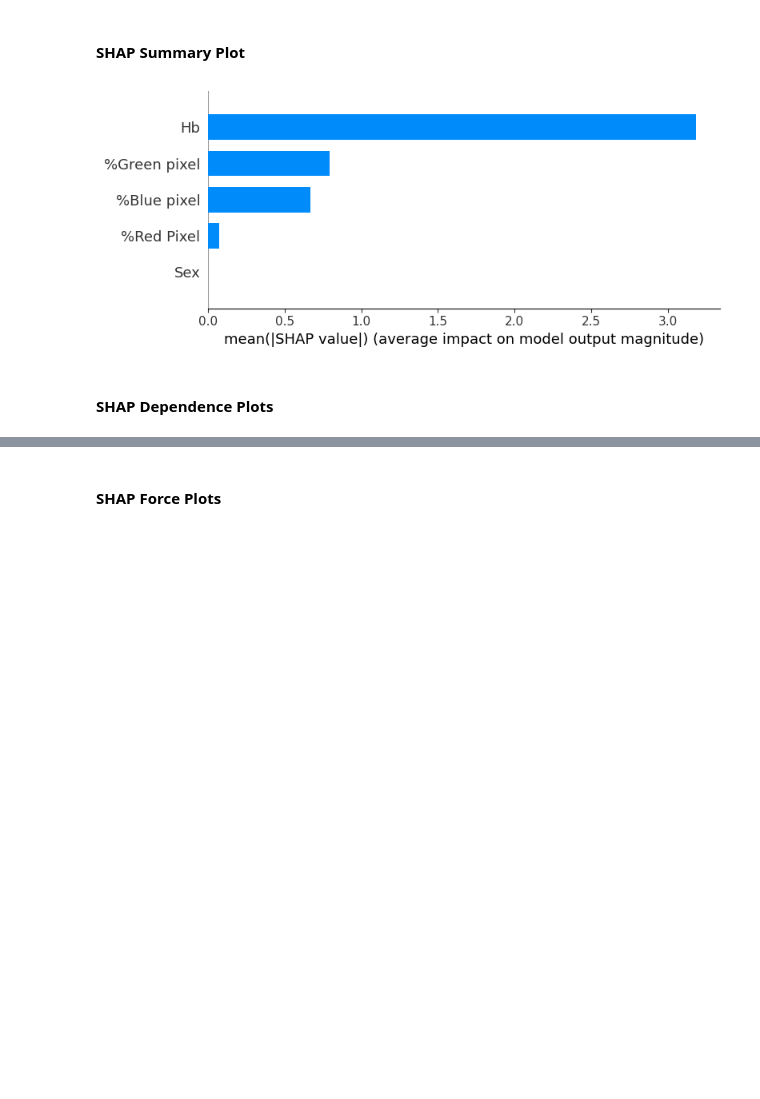
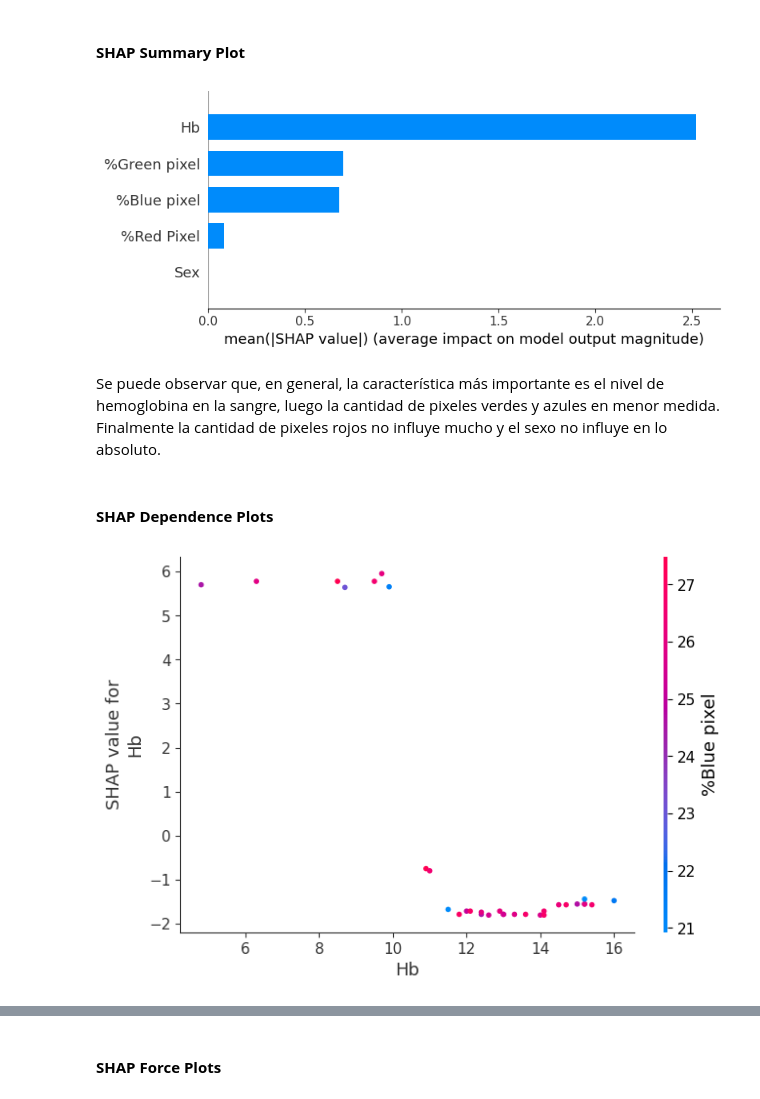
Before and after one commit to IPablo271/Proyecto-ResponsibleIA, a Jupyter notebook: Proyecto_1_RIA.ipynb, the cells around one changed output, grey strips where cells are left out. Drawn from its saved outputs; the diff is of its cells as text; code cells hidden in the pictures; blank space fills up the shorter version.

```diff
--- a/Proyecto_1_RIA.ipynb
+++ b/Proyecto_1_RIA.ipynb
@@ -311,8 +398,15 @@ shap_values = explainer.shap_values(X_test)
 # %% [markdown]
 #### **SHAP Summary Plot**
 # %%
-shap.summary_plot(shap_values, X_test, plot_type="bar")
+shap.summary_plot(shap_values_xgb, X_test, plot_type="bar")
 # %% [output]
-[figure, old version]
+[figure, new version]
+# %% [markdown]
+Se puede observar que, en general, la característica más importante es el nivel de hemoglobina en la sangre, luego la cantidad de pixeles verdes y azules en menor medida. Finalmente la cantidad de pixeles rojos no influye mucho y el sexo no influye en lo absoluto.
 # %% [markdown]
 #### **SHAP Dependence Plots**
+# %%
+# Dependence Plot para una característica específica
+shap.dependence_plot('Hb', shap_values_xgb, X_test)
+# %% [output]
+[figure, added]
```
Also changed, not shown: parts of 64 cells of this notebook, 1 other file.
